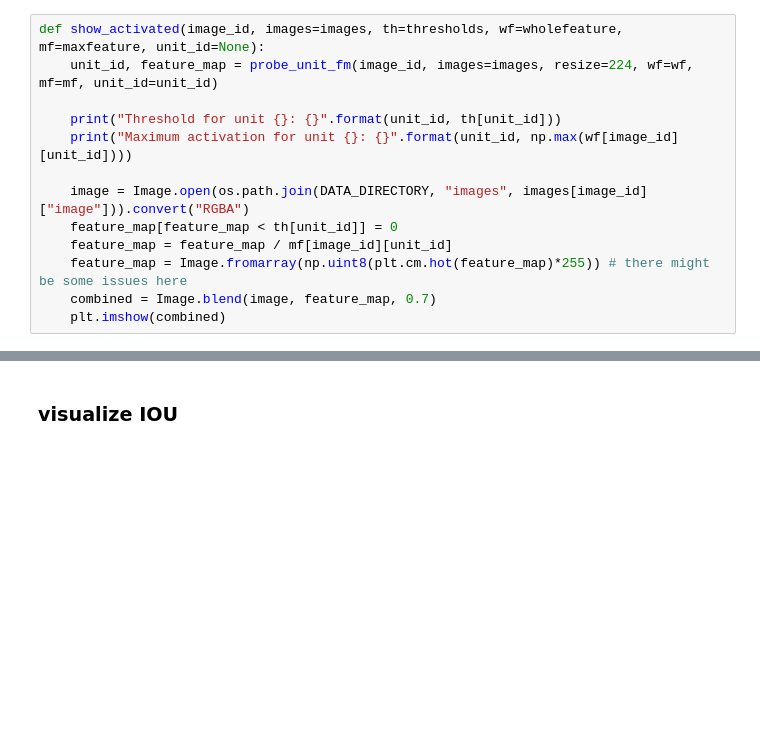
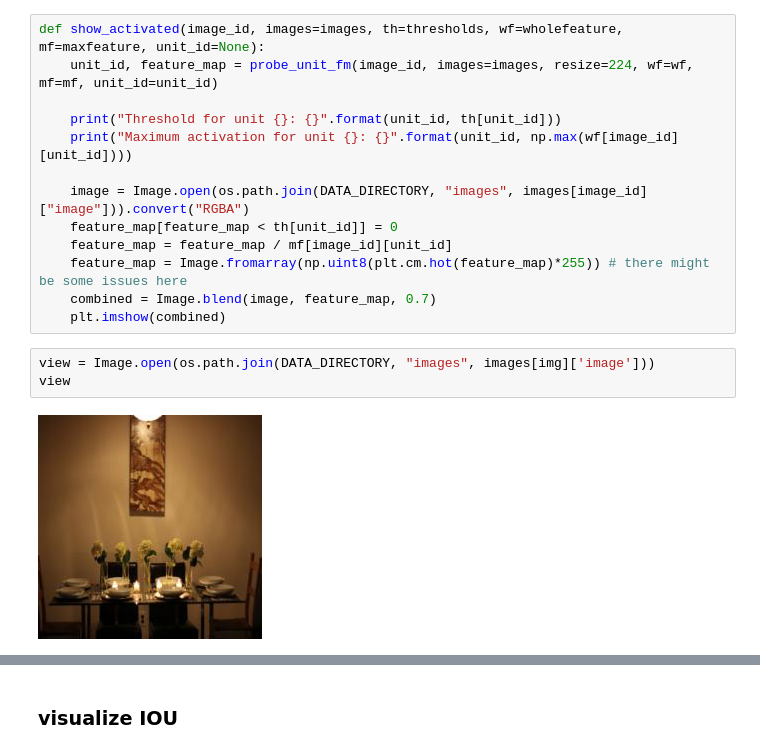
Before and after one commit to LC1905/ENL_NetDissect, a Jupyter notebook: visualization.ipynb, the cells around one changed output, grey strips where cells are left out. Drawn from its saved outputs; the diff is of its cells as text; blank space fills up the shorter version.

```diff
--- a/visualization.ipynb
+++ b/visualization.ipynb
@@ -306,4 +320,9 @@ def show_activated(image_id, images=images, th=thresholds, wf=wholefeature, mf=m
     feature_map = Image.fromarray(np.uint8(plt.cm.hot(feature_map)*255)) # there might be some issues here
     combined = Image.blend(image, feature_map, 0.7)
     plt.imshow(combined)
+# %%
+view = Image.open(os.path.join(DATA_DIRECTORY, "images", images[img]['image']))
+view
+# %% [output]
+[figure, added]
 # %%
```
Also changed, not shown: parts of 15 cells of this notebook.
